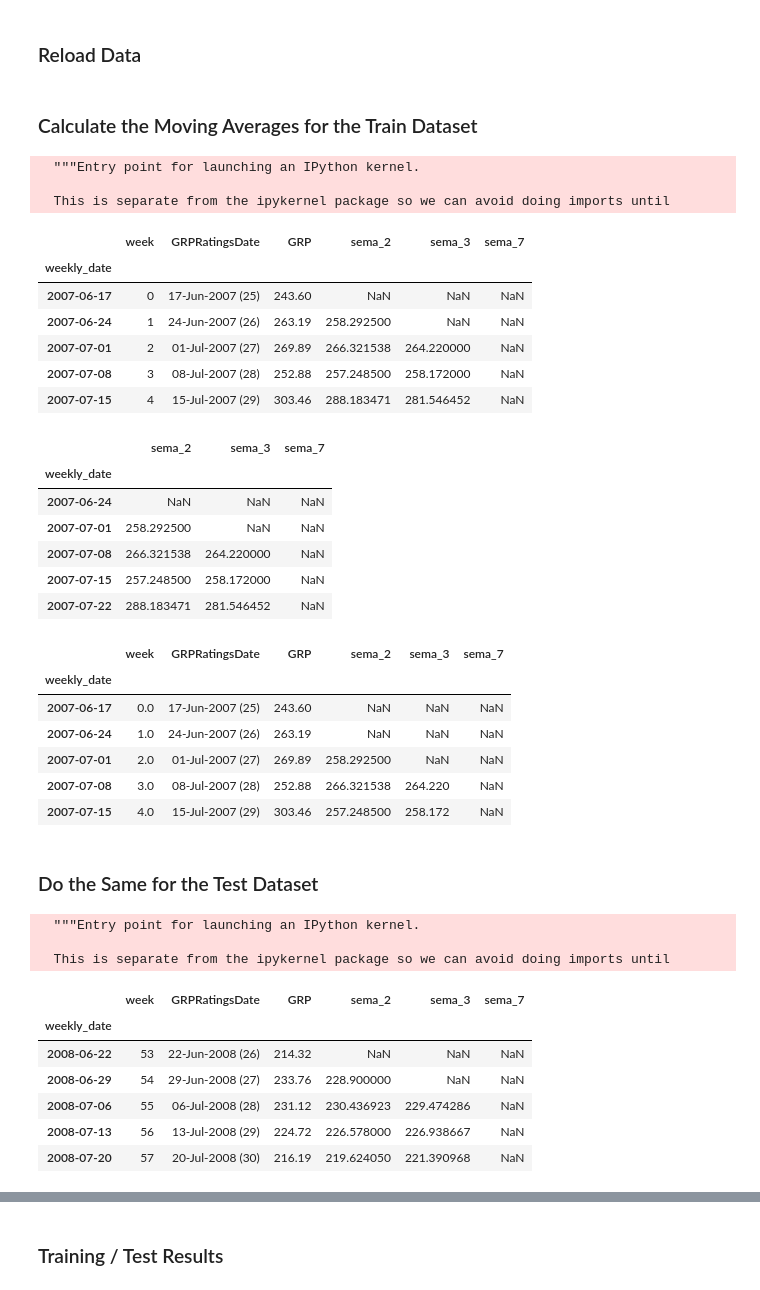
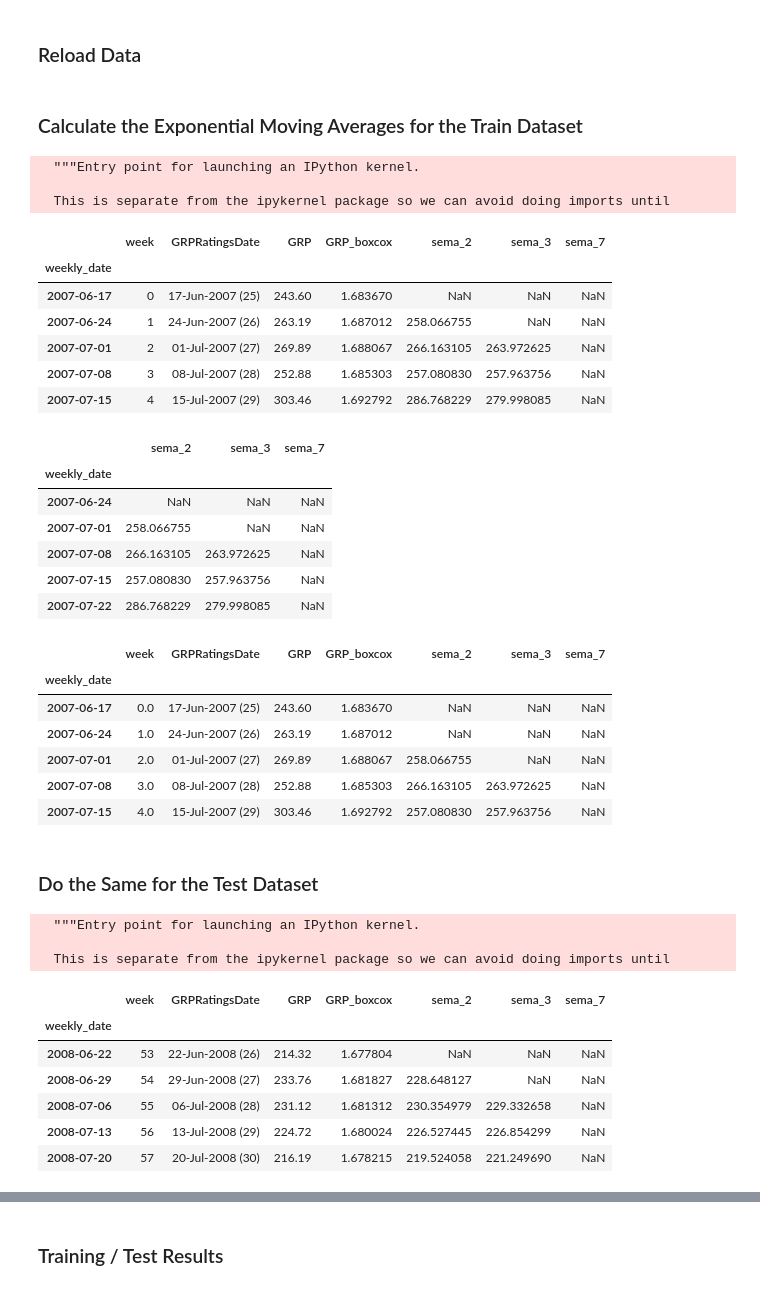
Before and after one commit to tkokkeng/KE5108-TVChannelRatings, a Jupyter notebook: movingAverage.ipynb, the cells around one changed output, grey strips where cells are left out. Drawn from its saved outputs; the diff is of its cells as text; code cells hidden in the pictures.

```diff
--- a/movingAverage.ipynb
+++ b/movingAverage.ipynb
@@ -63,10 +69,11 @@ memory usage: 1.2+ KB
 # %% [markdown]
 ## Simple Moving Average Smoothing
 # %%
-train_ts_df['ma_1'] = train_ts_df['GRP'].rolling(1).mean()
-train_ts_df['ma_2'] = train_ts_df['GRP'].rolling(2).mean()
-train_ts_df['ma_3'] = train_ts_df['GRP'].rolling(3).mean()
-train_ts_df['ma_5'] = train_ts_df['GRP'].rolling(5).mean()
-train_ts_df['ma_7'] = train_ts_df['GRP'].rolling(7).mean()
+BOXCOX_LAMBDA = -0.5677106
+train_ts_df['ma_1'] = inv_boxcox(train_ts_df['GRP_boxcox'].rolling(1).mean(), BOXCOX_LAMBDA)
+train_ts_df['ma_2'] = inv_boxcox(train_ts_df['GRP_boxcox'].rolling(2).mean(), BOXCOX_LAMBDA)
+train_ts_df['ma_3'] = inv_boxcox(train_ts_df['GRP_boxcox'].rolling(3).mean(), BOXCOX_LAMBDA)
+train_ts_df['ma_5'] = inv_boxcox(train_ts_df['GRP_boxcox'].rolling(5).mean(), BOXCOX_LAMBDA)
+train_ts_df['ma_7'] = inv_boxcox(train_ts_df['GRP_boxcox'].rolling(7).mean(), BOXCOX_LAMBDA)
 train_ts_df.head()
 # %% [output]
@@ -315,23 +378,23 @@ The ADF statistic is (-1.22) < the 5% critical value (-2.89), therefore we concl
 train_ts_df = pd.read_csv('data/transformedTrainRatings.csv', index_col=0, parse_dates=True)
 test_ts_df = pd.read_csv('data/transformedTestRatings.csv', index_col=0, parse_dates=True)
 # %% [markdown]
-### Calculate the Moving Averages for the Train Dataset
+### Calculate the Exponential Moving Averages for the Train Dataset
 # %%
-train_ts_df['sema_2'] = pd.ewma(train_ts_df['GRP'], span=2, min_periods=2)
-train_ts_df['sema_3'] = pd.ewma(train_ts_df['GRP'], span=3, min_periods=3)
-train_ts_df['sema_7'] = pd.ewma(train_ts_df['GRP'], span=7, min_periods=7)
+train_ts_df['sema_2'] = inv_boxcox(pd.ewma(train_ts_df['GRP_boxcox'], span=2, min_periods=2), BOXCOX_LAMBDA)
+train_ts_df['sema_3'] = inv_boxcox(pd.ewma(train_ts_df['GRP_boxcox'], span=3, min_periods=3), BOXCOX_LAMBDA)
+train_ts_df['sema_7'] = inv_boxcox(pd.ewma(train_ts_df['GRP_boxcox'], span=7, min_periods=7), BOXCOX_LAMBDA)
 train_ts_df.head()
 # %% [output]
   """Entry point for launching an IPython kernel.
 
   This is separate from the ipykernel package so we can avoid doing imports until
-|  | week | GRPRatingsDate | GRP | sema_2 | sema_3 | sema_7 |
-| weekly_date |  |  |  |  |  |  |
-| 2007-06-17 | 0 | 17-Jun-2007 (25) | 243.60 | NaN | NaN | NaN |
-| 2007-06-24 | 1 | 24-Jun-2007 (26) | 263.19 | 258.292500 | NaN | NaN |
-| 2007-07-01 | 2 | 01-Jul-2007 (27) | 269.89 | 266.321538 | 264.220000 | NaN |
-| 2007-07-08 | 3 | 08-Jul-2007 (28) | 252.88 | 257.248500 | 258.172000 | NaN |
-| 2007-07-15 | 4 | 15-Jul-2007 (29) | 303.46 | 288.183471 | 281.546452 | NaN |
+|  | week | GRPRatingsDate | GRP | GRP_boxcox | sema_2 | sema_3 | sema_7 |
+| weekly_date |  |  |  |  |  |  |  |
+| 2007-06-17 | 0 | 17-Jun-2007 (25) | 243.60 | 1.683670 | NaN | NaN | NaN |
+| 2007-06-24 | 1 | 24-Jun-2007 (26) | 263.19 | 1.687012 | 258.066755 | NaN | NaN |
+| 2007-07-01 | 2 | 01-Jul-2007 (27) | 269.89 | 1.688067 | 266.163105 | 263.972625 | NaN |
+| 2007-07-08 | 3 | 08-Jul-2007 (28) | 252.88 | 1.685303 | 257.080830 | 257.963756 | NaN |
+| 2007-07-15 | 4 | 15-Jul-2007 (29) | 303.46 | 1.692792 | 286.768229 | 279.998085 | NaN |
 # %%
 sema_df = train_ts_df[['sema_2', 'sema_3', 'sema_7']].copy()
 sema_df.index = sema_df.index + DateOffset(days=7)
@@ -340,40 +403,40 @@ sema_df.head()
 |  | sema_2 | sema_3 | sema_7 |
 | weekly_date |  |  |  |
 | 2007-06-24 | NaN | NaN | NaN |
-| 2007-07-01 | 258.292500 | NaN | NaN |
-| 2007-07-08 | 266.321538 | 264.220000 | NaN |
-| 2007-07-15 | 257.248500 | 258.172000 | NaN |
-| 2007-07-22 | 288.183471 | 281.546452 | NaN |
+| 2007-07-01 | 258.066755 | NaN | NaN |
+| 2007-07-08 | 266.163105 | 263.972625 | NaN |
+| 2007-07-15 | 257.080830 | 257.963756 | NaN |
+| 2007-07-22 | 286.768229 | 279.998085 | NaN |
 # %%
 train_ts_df.drop(['sema_2', 'sema_3', 'sema_7'], axis=1, inplace=True)
 train_ts_df = train_ts_df.join(sema_df, how='outer', sort=True)
 train_ts_df.head()
 # %% [output]
-|  | week | GRPRatingsDate | GRP | sema_2 | sema_3 | sema_7 |
-| weekly_date |  |  |  |  |  |  |
-| 2007-06-17 | 0.0 | 17-Jun-2007 (25) | 243.60 | NaN | NaN | NaN |
-| 2007-06-24 | 1.0 | 24-Jun-2007 (26) | 263.19 | NaN | NaN | NaN |
-| 2007-07-01 | 2.0 | 01-Jul-2007 (27) | 269.89 | 258.292500 | NaN | NaN |
-| 2007-07-08 | 3.0 | 08-Jul-2007 (28) | 252.88 | 266.321538 | 264.220 | NaN |
-| 2007-07-15 | 4.0 | 15-Jul-2007 (29) | 303.46 | 257.248500 | 258.172 | NaN |
+|  | week | GRPRatingsDate | GRP | GRP_boxcox | sema_2 | sema_3 | sema_7 |
+| weekly_date |  |  |  |  |  |  |  |
+| 2007-06-17 | 0.0 | 17-Jun-2007 (25) | 243.60 | 1.683670 | NaN | NaN | NaN |
+| 2007-06-24 | 1.0 | 24-Jun-2007 (26) | 263.19 | 1.687012 | NaN | NaN | NaN |
+| 2007-07-01 | 2.0 | 01-Jul-2007 (27) | 269.89 | 1.688067 | 258.066755 | NaN | NaN |
+| 2007-07-08 | 3.0 | 08-Jul-2007 (28) | 252.88 | 1.685303 | 266.163105 | 263.972625 | NaN |
+| 2007-07-15 | 4.0 | 15-Jul-2007 (29) | 303.46 | 1.692792 | 257.080830 | 257.963756 | NaN |
 # %% [markdown]
 ### Do the Same for the Test Dataset
 # %%
-test_ts_df['sema_2'] = pd.ewma(test_ts_df['GRP'], span=2, min_periods=2)
-test_ts_df['sema_3'] = pd.ewma(test_ts_df['GRP'], span=3, min_periods=3)
-test_ts_df['sema_7'] = pd.ewma(test_ts_df['GRP'], span=7, min_periods=7)
+test_ts_df['sema_2'] = inv_boxcox(pd.ewma(test_ts_df['GRP_boxcox'], span=2, min_periods=2), BOXCOX_LAMBDA)
+test_ts_df['sema_3'] = inv_boxcox(pd.ewma(test_ts_df['GRP_boxcox'], span=3, min_periods=3), BOXCOX_LAMBDA)
+test_ts_df['sema_7'] = inv_boxcox(pd.ewma(test_ts_df['GRP_boxcox'], span=7, min_periods=7), BOXCOX_LAMBDA)
 test_ts_df.head()
 # %% [output]
   """Entry point for launching an IPython kernel.
 
   This is separate from the ipykernel package so we can avoid doing imports until
-|  | week | GRPRatingsDate | GRP | sema_2 | sema_3 | sema_7 |
-| weekly_date |  |  |  |  |  |  |
-| 2008-06-22 | 53 | 22-Jun-2008 (26) | 214.32 | NaN | NaN | NaN |
-| 2008-06-29 | 54 | 29-Jun-2008 (27) | 233.76 | 228.900000 | NaN | NaN |
-| 2008-07-06 | 55 | 06-Jul-2008 (28) | 231.12 | 230.436923 | 229.474286 | NaN |
-| 2008-07-13 | 56 | 13-Jul-2008 (29) | 224.72 | 226.578000 | 226.938667 | NaN |
-| 2008-07-20 | 57 | 20-Jul-2008 (30) | 216.19 | 219.624050 | 221.390968 | NaN |
+|  | week | GRPRatingsDate | GRP | GRP_boxcox | sema_2 | sema_3 | sema_7 |
+| weekly_date |  |  |  |  |  |  |  |
+| 2008-06-22 | 53 | 22-Jun-2008 (26) | 214.32 | 1.677804 | NaN | NaN | NaN |
+| 2008-06-29 | 54 | 29-Jun-2008 (27) | 233.76 | 1.681827 | 228.648127 | NaN | NaN |
+| 2008-07-06 | 55 | 06-Jul-2008 (28) | 231.12 | 1.681312 | 230.354979 | 229.332658 | NaN |
+| 2008-07-13 | 56 | 13-Jul-2008 (29) | 224.72 | 1.680024 | 226.527445 | 226.854299 | NaN |
+| 2008-07-20 | 57 | 20-Jul-2008 (30) | 216.19 | 1.678215 | 219.524058 | 221.249690 | NaN |
 # %%
 sema_df = test_ts_df[['sema_2', 'sema_3', 'sema_7']].copy()
 sema_df.index = sema_df.index + DateOffset(days=7)
```
Also changed, not shown: parts of 52 cells of this notebook.
